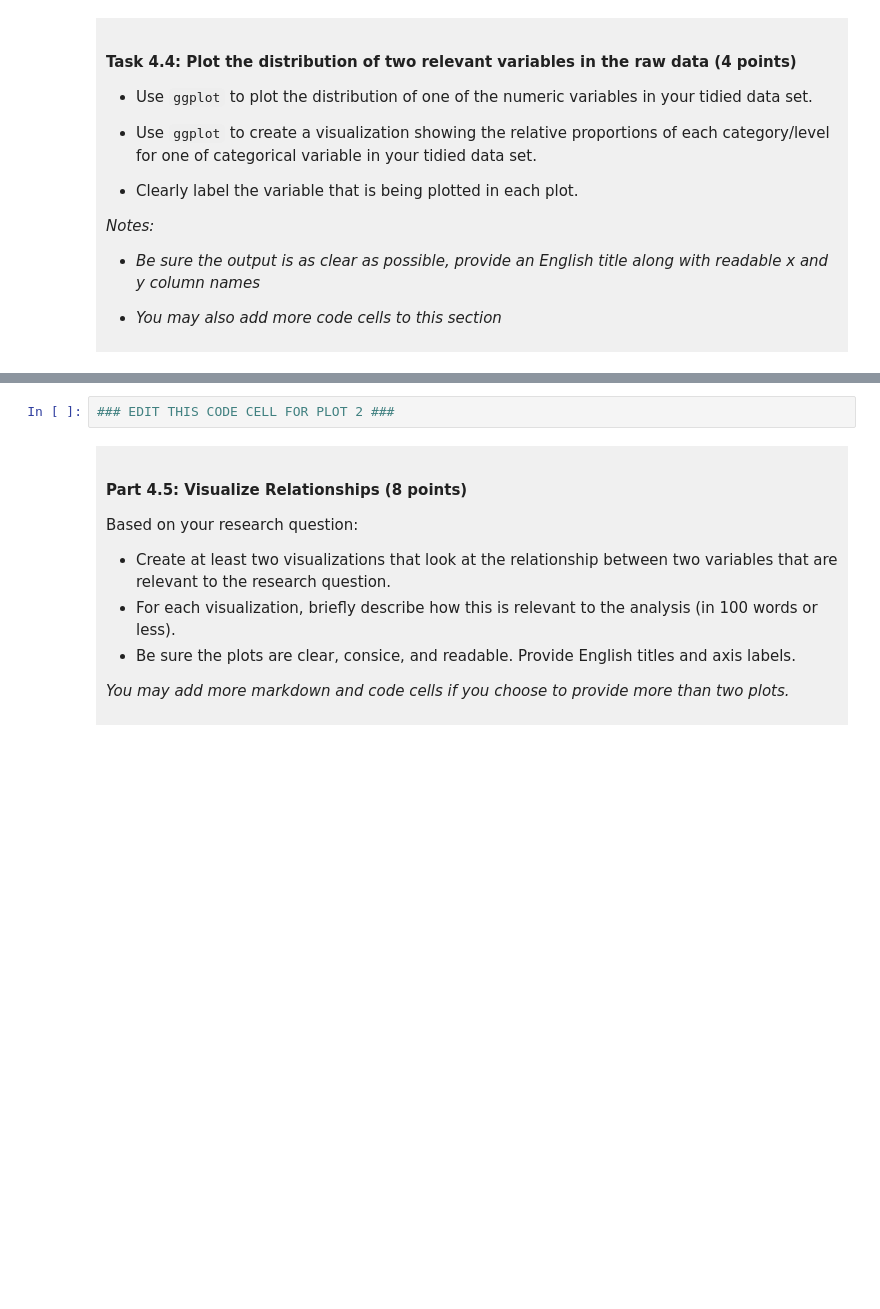
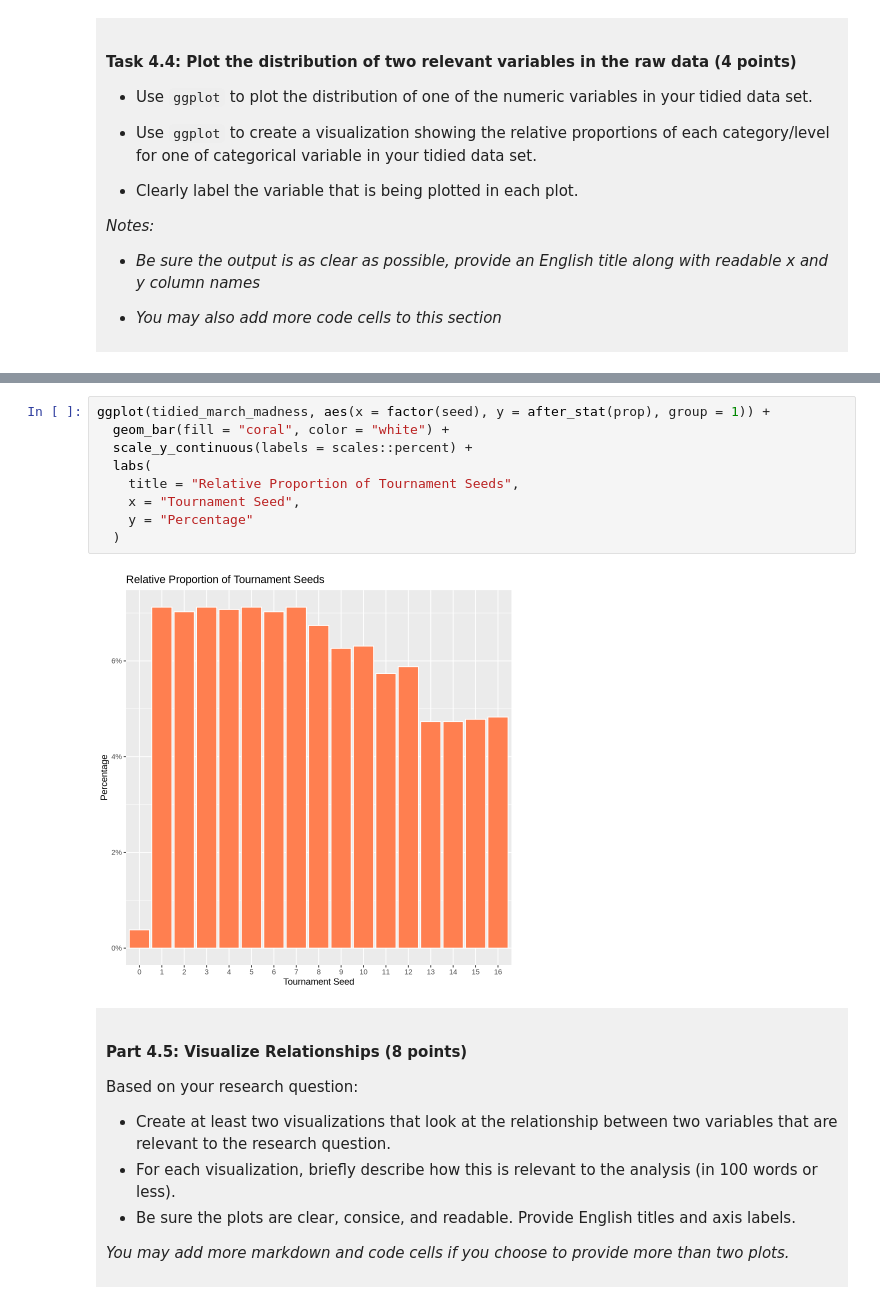
Before and after one commit to muzili902-0301/dsci-100-project-Evelyn-Li, a Jupyter notebook: dsci-100-project-notebook.ipynb, the cells around one changed output, grey strips where cells are left out. Saved outputs shown, nothing was run; the diff lists cells and outputs as text; blank space fills up the shorter version.

```diff
--- a/dsci-100-project-notebook.ipynb
+++ b/dsci-100-project-notebook.ipynb
@@ -261,5 +377,14 @@ You will refine your research question (if needed) and produce a tidy data set.
 # %%
-### EDIT THIS CODE CELL FOR PLOT 2 ###
+ggplot(tidied_march_madness, aes(x = factor(seed), y = after_stat(prop), group = 1)) +
+  geom_bar(fill = "coral", color = "white") +
+  scale_y_continuous(labels = scales::percent) +
+  labs(
+    title = "Relative Proportion of Tournament Seeds",
+    x = "Tournament Seed",
+    y = "Percentage"
+  )
+# %% [output]
+[figure, added]
 # %% [markdown]
 <div style="background-color: #f0f0f0; padding: 10px;">
 
```
Also changed, not shown: parts of 13 cells of this notebook.
